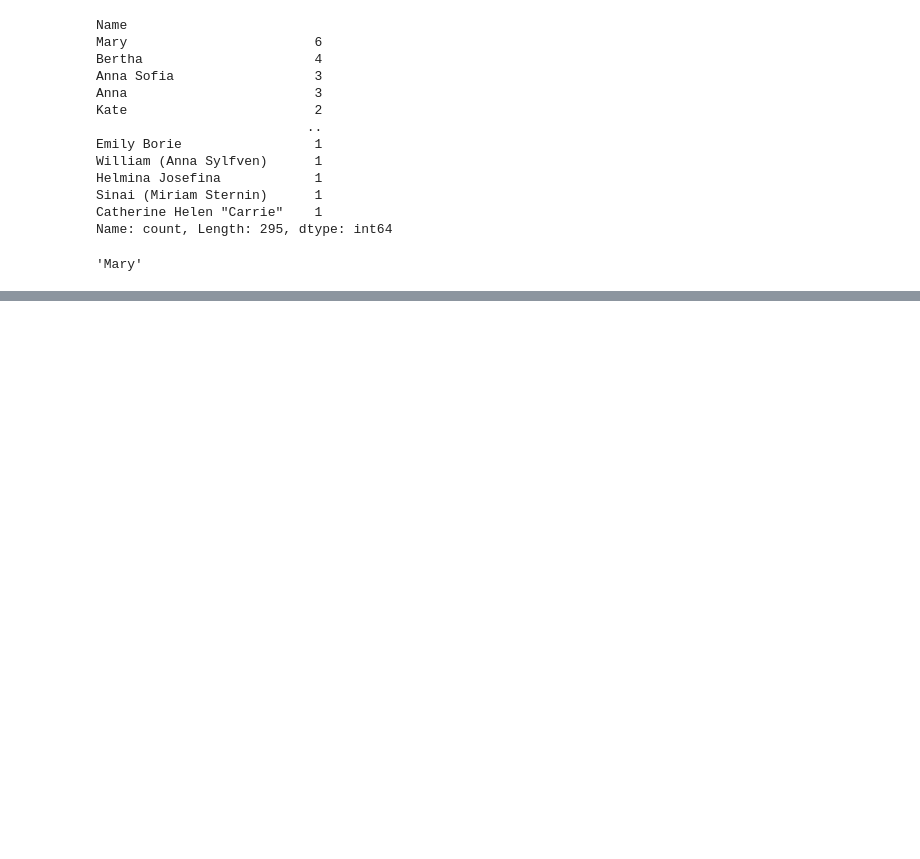
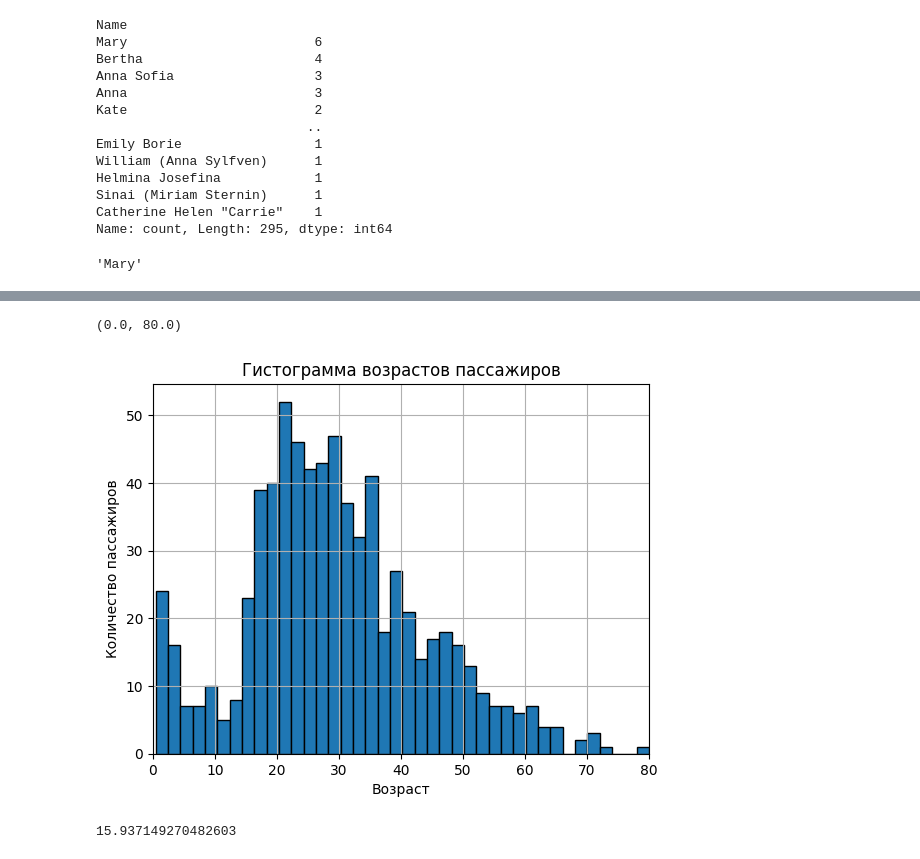
Before and after one commit to AlexShmigelskii/Pandas_sandbox, a Jupyter notebook: titanic.ipynb, the cells around one changed output, grey strips where cells are left out. Cells and saved outputs as stored; diff of their text form; code cells hidden in the pictures; blank space fills up the shorter version.

```diff
--- a/titanic.ipynb
+++ b/titanic.ipynb
@@ -175,0 +380,17 @@ most_popular_female_name
+# %%
+# Другой вариант
+
+age_histogram = data['Age'].hist(bins=40, edgecolor='black')
+plt.xlabel('Возраст')
+plt.ylabel('Количество пассажиров')
+plt.title('Гистограмма возрастов пассажиров')
+plt.xlim(0, 80)
+# %% [output]
+(0.0, 80.0)
+[figure, added]
+# %%
+# Задание 20: Определить, какой процент пассажиров путешествовал с семьей (более одного члена семьи на борту).
+
+len(data[data["Family_group"] == "Family"]) / len(data) * 100
+# %% [output]
+15.937149270482603
```
Also changed, not shown: parts of 15 cells of this notebook.
